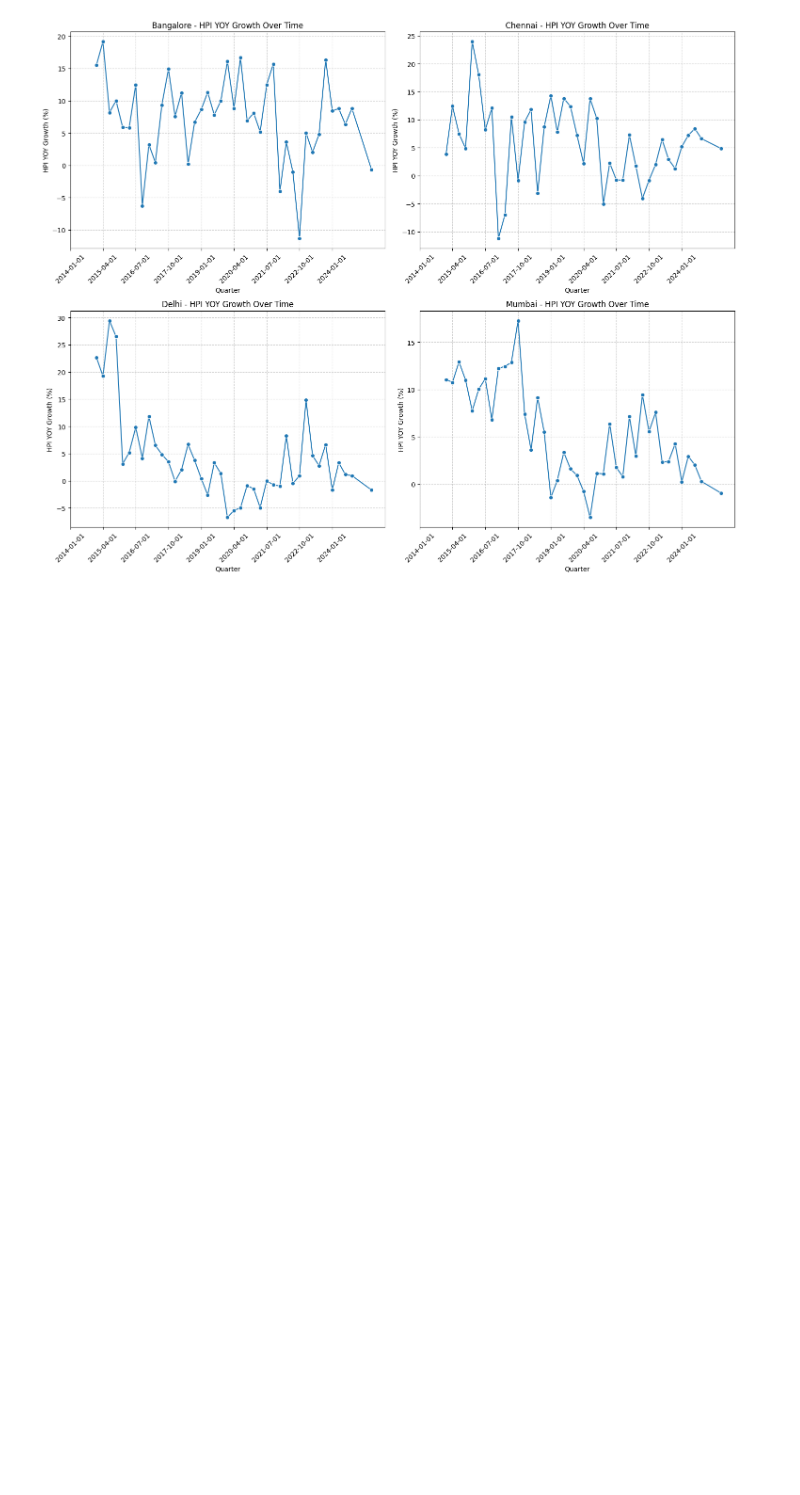
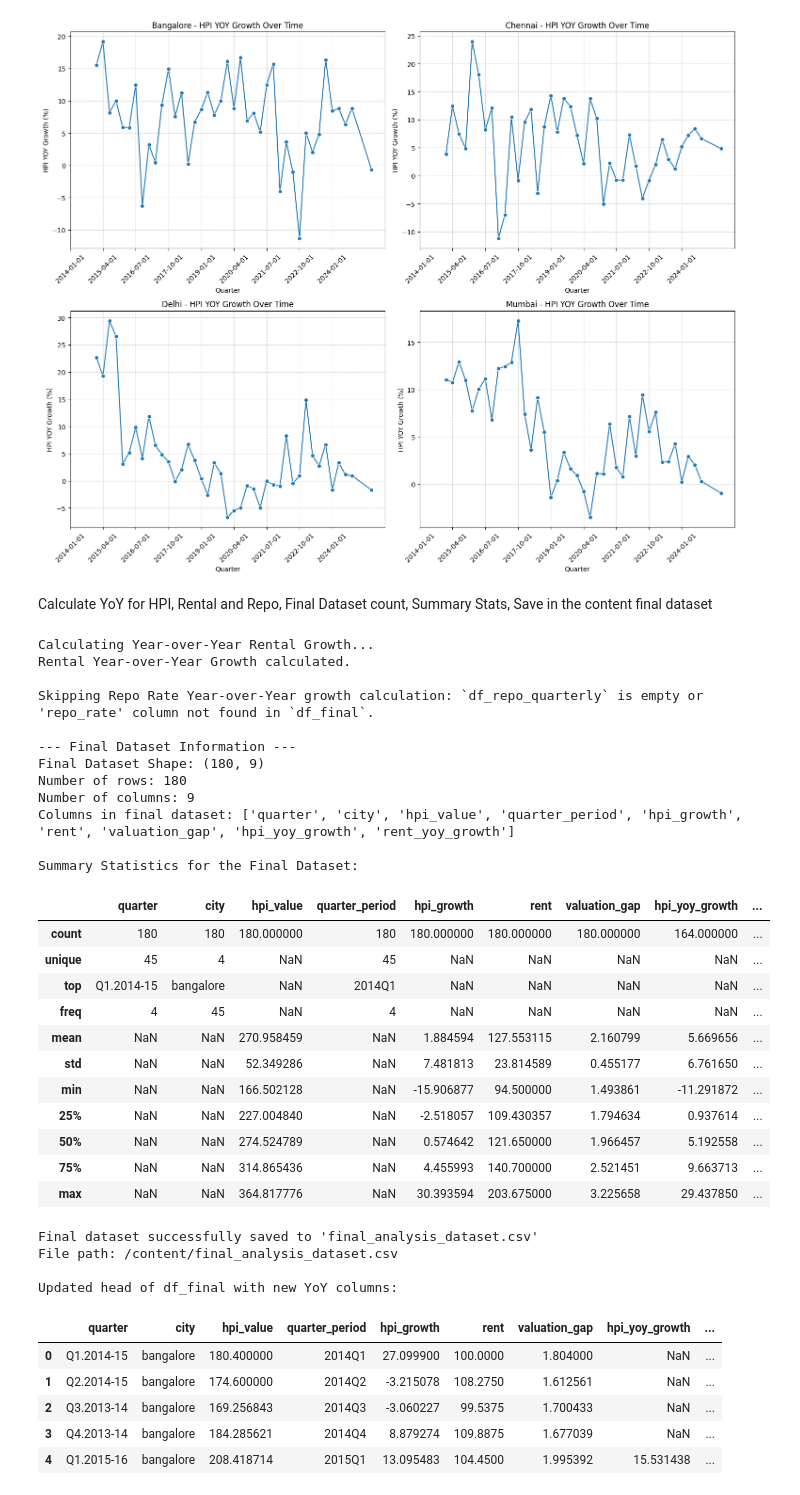
Before and after one commit to smonodeep/DynamicValuationGovernance, a Jupyter notebook: 0.Data_Prep_CityWise.ipynb, the cells around one changed output. Drawn from its saved outputs; the diff is of its cells as text; code cells hidden in the pictures; blank space fills up the shorter version.

```diff
--- a/0.Data_Prep_CityWise.ipynb
+++ b/0.Data_Prep_CityWise.ipynb
@@ -571,3 +571,82 @@ else:
     print("df_final is empty, skipping HPI YOY growth visualization.")
 # %% [output]
 [figure]
+# %% [markdown]
+Calculate YoY for HPI, Rental and Repo, Final Dataset count, Summary Stats, Save in the content final dataset
+# %%
+import os
+
+if not df_final.empty:
+    # Calculate Year-over-Year (YOY) Rental Growth
+    print("\nCalculating Year-over-Year Rental Growth...")
+    df_final['rent_yoy_growth'] = df_final.groupby('city')['rent'].pct_change(periods=4) * 100
+    print("Rental Year-over-Year Growth calculated.")
+
+    # Repo Rate YoY Growth (Skipped if df_repo_quarterly is empty)
+    if not df_repo_quarterly.empty and 'repo_rate' in df_final.columns:
+        print("\nCalculating Year-over-Year Repo Rate Growth...")
+        df_final['repo_yoy_growth'] = df_final.groupby('city')['repo_rate'].pct_change(periods=4) * 100
+        print("Repo Rate Year-over-Year Growth calculated.")
+    else:
+        print("\nSkipping Repo Rate Year-over-Year growth calculation: `df_repo_quarterly` is empty or 'repo_rate' column not found in `df_final`.")
+
+    print("\n--- Final Dataset Information ---")
+    # Final Dataset Count
+    print(f"Final Dataset Shape: {df_final.shape}")
+    print(f"Number of rows: {df_final.shape[0]}")
+    print(f"Number of columns: {df_final.shape[1]}")
+    print("Columns in final dataset:", df_final.columns.tolist())
+
+    # Summary Statistics
+    print("\nSummary Statistics for the Final Dataset:")
+    display(df_final.describe(include='all'))
+
+    # Save the final dataset
+    output_filename = 'final_analysis_dataset.csv'
+    try:
+        df_final.to_csv(output_filename, index=False)
+        print(f"\nFinal dataset successfully saved to '{output_filename}'")
+        print(f"File path: {os.path.abspath(output_filename)}")
+    except Exception as e:
+        print(f"\nError saving final dataset: {e}")
+
+    print("\nUpdated head of df_final with new YoY columns:")
+    display(df_final.head())
+
+else:
+    print("df_final is empty. Cannot perform requested operations.")
+# %% [output]
+Calculating Year-over-Year Rental Growth...
+Rental Year-over-Year Growth calculated.
+
+Skipping Repo Rate Year-over-Year growth calculation: `df_repo_quarterly` is empty or 'repo_rate' column not found in `df_final`.
+
+--- Final Dataset Information ---
+Final Dataset Shape: (180, 9)
+Number of rows: 180
+Number of columns: 9
+Columns in final dataset: ['quarter', 'city', 'hpi_value', 'quarter_period', 'hpi_growth', 'rent', 'valuation_gap', 'hpi_yoy_growth', 'rent_yoy_growth']
+
+Summary Statistics for the Final Dataset:
+|  | quarter | city | hpi_value | quarter_period | hpi_growth | rent | valuation_gap | hpi_yoy_growth | ... |
+| count | 180 | 180 | 180.000000 | 180 | 180.000000 | 180.000000 | 180.000000 | 164.000000 | ... |
+| unique | 45 | 4 | NaN | 45 | NaN | NaN | NaN | NaN | ... |
+| top | Q1.2014-15 | bangalore | NaN | 2014Q1 | NaN | NaN | NaN | NaN | ... |
+| freq | 4 | 45 | NaN | 4 | NaN | NaN | NaN | NaN | ... |
+| mean | NaN | NaN | 270.958459 | NaN | 1.884594 | 127.553115 | 2.160799 | 5.669656 | ... |
+| std | NaN | NaN | 52.349286 | NaN | 7.481813 | 23.814589 | 0.455177 | 6.761650 | ... |
+| min | NaN | NaN | 166.502128 | NaN | -15.906877 | 94.500000 | 1.493861 | -11.291872 | ... |
+| 25% | NaN | NaN | 227.004840 | NaN | -2.518057 | 109.430357 | 1.794634 | 0.937614 | ... |
+| 50% | NaN | NaN | 274.524789 | NaN | 0.574642 | 121.650000 | 1.966457 | 5.192558 | ... |
+| 75% | NaN | NaN | 314.865436 | NaN | 4.455993 | 140.700000 | 2.521451 | 9.663713 | ... |
+| max | NaN | NaN | 364.817776 | NaN | 30.393594 | 203.675000 | 3.225658 | 29.437850 | ... |
+Final dataset successfully saved to 'final_analysis_dataset.csv'
+File path: /content/final_analysis_dataset.csv
+
+Updated head of df_final with new YoY columns:
+|  | quarter | city | hpi_value | quarter_period | hpi_growth | rent | valuation_gap | hpi_yoy_growth | ... |
+| 0 | Q1.2014-15 | bangalore | 180.400000 | 2014Q1 | 27.099900 | 100.0000 | 1.804000 | NaN | ... |
+| 1 | Q2.2014-15 | bangalore | 174.600000 | 2014Q2 | -3.215078 | 108.2750 | 1.612561 | NaN | ... |
+| 2 | Q3.2013-14 | bangalore | 169.256843 | 2014Q3 | -3.060227 | 99.5375 | 1.700433 | NaN | ... |
+| 3 | Q4.2013-14 | bangalore | 184.285621 | 2014Q4 | 8.879274 | 109.8875 | 1.677039 | NaN | ... |
+| 4 | Q1.2015-16 | bangalore | 208.418714 | 2015Q1 | 13.095483 | 104.4500 | 1.995392 | 15.531438 | ... |
```
Also changed, not shown: parts of 3 cells of this notebook.
